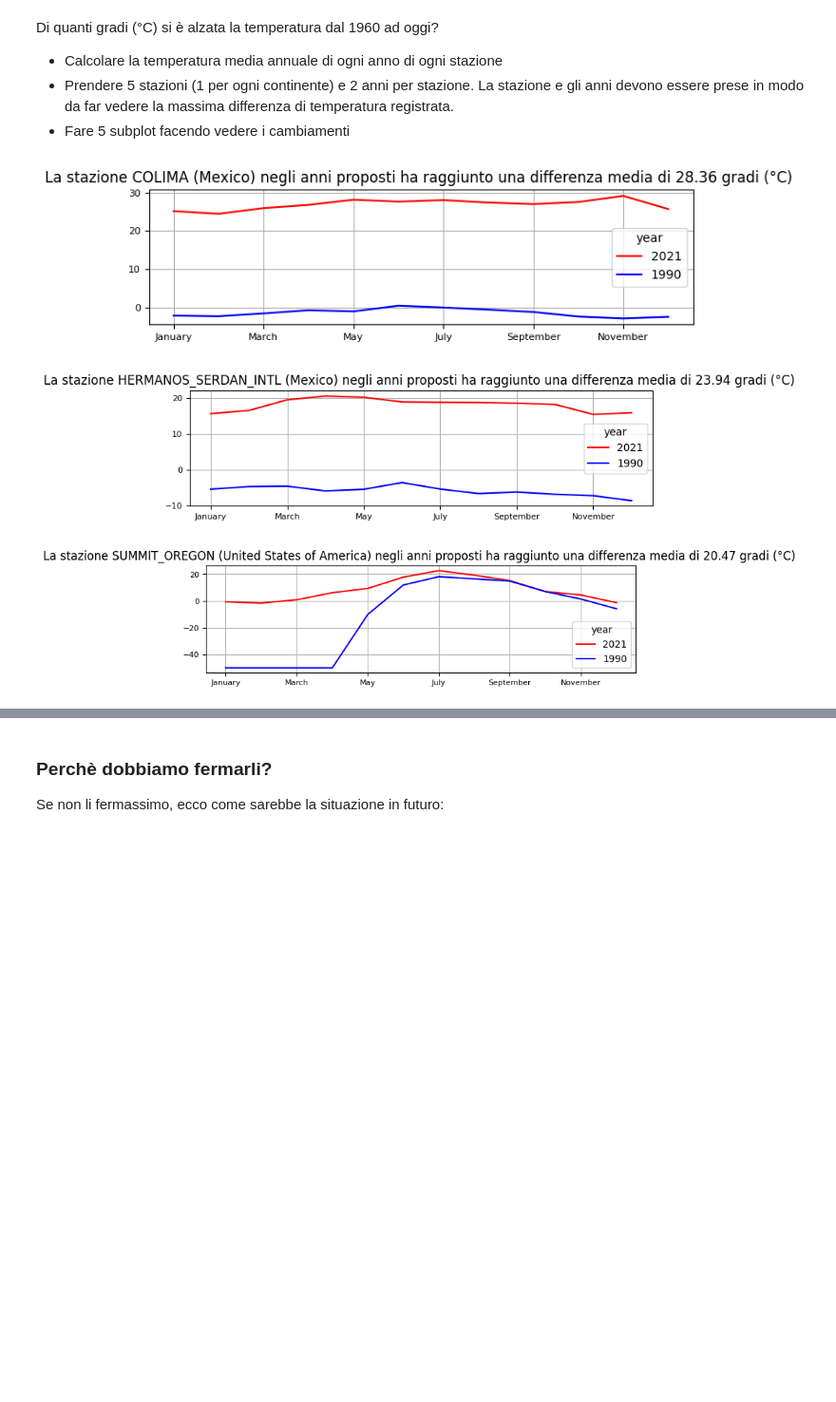
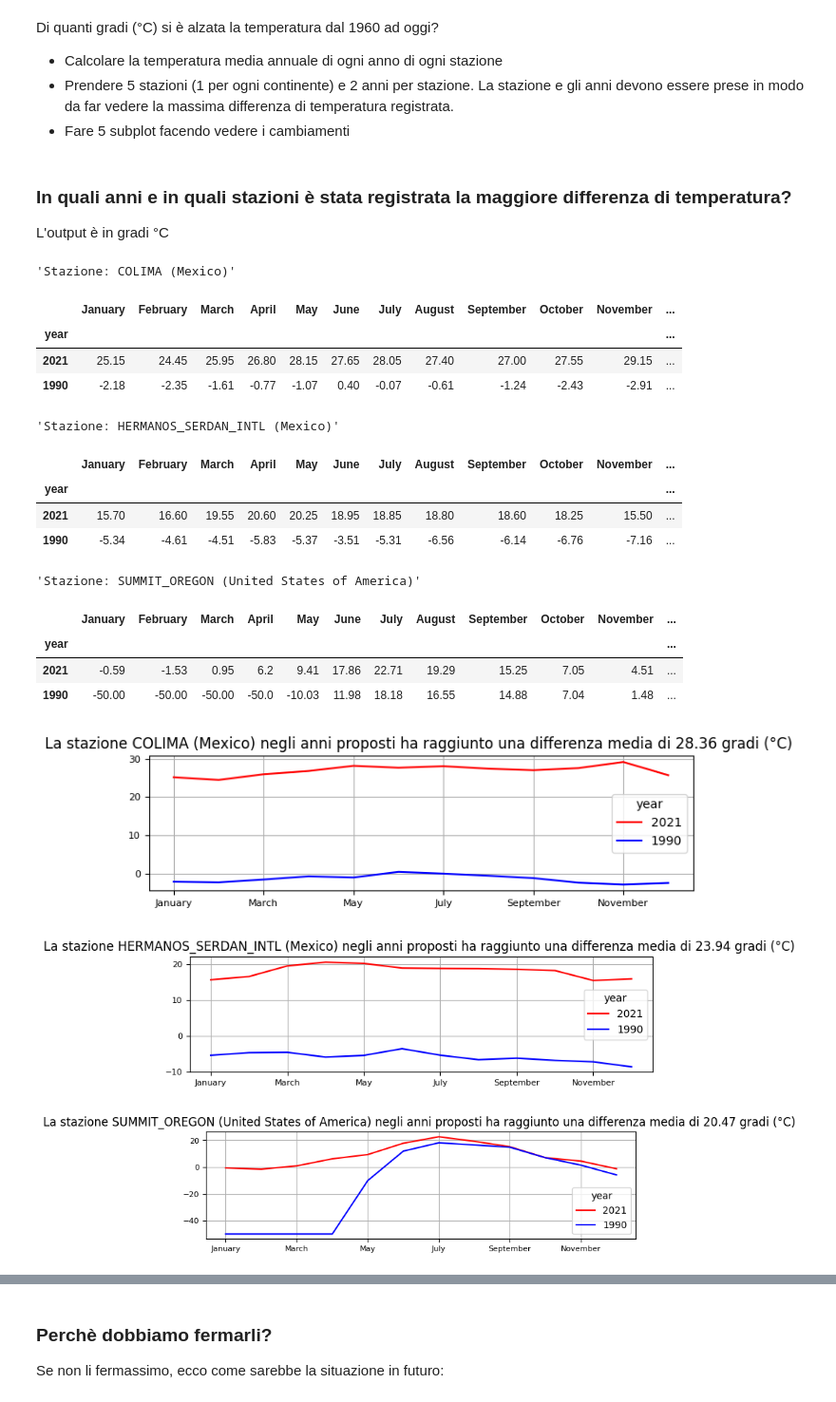
Before and after one commit to ElenaCurti/big-data, a Jupyter notebook: Attivita_03_DataAnalytics/file.ipynb, the cells around one changed output, grey strips where cells are left out. Shown at 95% size. Saved outputs shown, nothing was run; the diff lists cells and outputs as text; code cells hidden in the pictures; blank space fills up the shorter version.

```diff
--- a/Attivita_03_DataAnalytics/file.ipynb
+++ b/Attivita_03_DataAnalytics/file.ipynb
@@ -274,53 +327,72 @@ Di quanti gradi (°C) si è alzata la temperatura dal 1960 ad oggi?
 - Calcolare la temperatura media annuale di ogni anno di ogni stazione
 - Prendere 5 stazioni (1 per ogni continente) e 2 anni per stazione. La stazione e gli anni devono essere prese in modo da far vedere la massima differenza di temperatura registrata.
 - Fare 5 subplot facendo vedere i cambiamenti
+# %% [markdown]
+### In quali anni e in quali stazioni è stata registrata la maggiore differenza di temperatura?
+L'output è in gradi °C
 # %%
 # Numero di grafici da mostrare
 N = 3
 
 # Calcolo la temperatura media annuale di ogni record
 df = df_temperatures.copy()
 df["temp_media"] = df_temperatures[[calendar.month_name[i]+"_value" for i in range(1,13)]].mean(axis=1)
 df = df[["station_id", "year", "temp_media"]]
 
 # Per ogni stazione, seleziono due record: quello con l'anno minimo e quello con l'anno massimo
 df_min = df.sort_values("year").groupby("station_id", as_index=False).first()
 df_max = df.sort_values("year", ascending=False).groupby("station_id", as_index=False).first()
-df_min_max = pd.concat([df_min, df_max]).sort_values(by=["station_id", "year"])
+df = pd.concat([df_min, df_max]).sort_values(by=["station_id", "year"])
 
 # Per ogni record rimasto, calcolo la differenza di temperatura media tra l'anno massimo e quello minimo
-df_min_max["diff"] = df_min_max.groupby(['station_id'])['temp_media'].diff()
+df["diff"] = df.groupby(['station_id'])['temp_media'].diff()
 
 # Ordino i record in base alla differenza (decrescente) appena calcolata. Seleziono solo i primi N record
-df_min_max2 = df_min_max.sort_values(by="diff", ascending=False).head(N)
+df_first_n_record = df.sort_values(by="diff", ascending=False).head(N)
 
-# Unisco i record con l'anno minore
-df_min_max3 = df_min_max2
-for _, record in df_min_max2.iterrows():
-    record2 = df_min_max[(df_min_max["station_id"] == record["station_id"]) & (pd.isna(df_min_max["diff"]))]
-    df_min_max3 = pd.concat([df_min_max3, record2])
+# In df_first_n_record saranno present solo  record con gli anni massimi. Aggiungo quelli con gli anni minimi
+df_tmp = df_first_n_record
+for _, record in df_first_n_record.iterrows():
+    record2 = df[(df["station_id"] == record["station_id"]) & (pd.isna(df["diff"]))]
+    df_tmp = pd.concat([df_tmp, record2])
 
-# Faccio il merge con gli altri dati delle stazioni e dei paesi
-df_min_max3 = df_min_max3.merge(df_stations, on="station_id").merge(df_country, on="fips").merge(df_temperatures, on=["station_id", "year"])
+# Faccio il merge con i dati delle stazioni e dei paesi
+df = df_tmp.merge(df_stations, on="station_id").merge(df_country, on="fips").merge(df_temperatures, on=["station_id", "year"])
 
 # Per ogni stazione, stampo un grafico
-for _, row in df_min_max2.iterrows():
+for _, record in df_first_n_record.iterrows():
+    # Seleziono i due record della stazione
+    df_station_to_plot = df[df["station_id"] == record["station_id"]]
 
-    # Seleziono i due record della stazione
-    df_min_max4 = df_min_max3[df_min_max3["station_id"] == row["station_id"]]
-
-    titolo = "La stazione "+ df_min_max4.iloc[1]["station_name"] +" ("+ df_min_max4.iloc[1]["name_country"] \
-        + ") negli anni proposti ha raggiunto una differenza media di " + f"{df_min_max4['diff'].max():.2f}" + " gradi (°C) "
+    nome_stazione = df_station_to_plot.iloc[1]["station_name"]
+    nome_country = df_station_to_plot.iloc[1]["name_country"]
+    titolo = "La stazione "+ nome_stazione  +" ("+ nome_country  \
+        + ") negli anni proposti ha raggiunto una differenza media di " + f"{df_station_to_plot['diff'].max():.2f}" + " gradi (°C) "
 
     # Imposto l'anno come indice. Tengo solo le temperature misurate nei 12 mesi. Cambio i nomi alle colonne
-    df_min_max4 = df_min_max4.set_index(["year"])
-    df_min_max4 = df_min_max4[[calendar.month_name[i]+"_value" for i in range(1,13)]]
-    df_min_max4 = df_min_max4.rename(columns={calendar.month_name[i]+"_value":calendar.month_name[i] for i in range(1,13)})
-
+    df_station_to_plot = df_station_to_plot.set_index(["year"])
+    df_station_to_plot = df_station_to_plot[[calendar.month_name[i]+"_value" for i in range(1,13)]]
+    df_station_to_plot = df_station_to_plot.rename(columns={calendar.month_name[i]+"_value":calendar.month_name[i] for i in range(1,13)})
+    display("Stazione: "+ nome_stazione +" ("+ nome_country+ ")", df_station_to_plot)
     # Disegno il grafico, con la griglia in background
-    ax = df_min_max4.transpose().plot(figsize=(8,2), fontsize=8, title=titolo, color=['red', 'blue'])
+    df_station_to_plot.transpose().plot(figsize=(8,2), fontsize=8, title=titolo, color=['red', 'blue'])
     plt.grid(True)
 # %% [output]
+'Stazione: COLIMA (Mexico)'
+|  | January | February | March | April | May | June | July | August | September | October | November | ... |
+| year |  |  |  |  |  |  |  |  |  |  |  | ... |
+| 2021 | 25.15 | 24.45 | 25.95 | 26.80 | 28.15 | 27.65 | 28.05 | 27.40 | 27.00 | 27.55 | 29.15 | ... |
+| 1990 | -2.18 | -2.35 | -1.61 | -0.77 | -1.07 | 0.40 | -0.07 | -0.61 | -1.24 | -2.43 | -2.91 | ... |
+'Stazione: HERMANOS_SERDAN_INTL (Mexico)'
+|  | January | February | March | April | May | June | July | August | September | October | November | ... |
+| year |  |  |  |  |  |  |  |  |  |  |  | ... |
+| 2021 | 15.70 | 16.60 | 19.55 | 20.60 | 20.25 | 18.95 | 18.85 | 18.80 | 18.60 | 18.25 | 15.50 | ... |
+| 1990 | -5.34 | -4.61 | -4.51 | -5.83 | -5.37 | -3.51 | -5.31 | -6.56 | -6.14 | -6.76 | -7.16 | ... |
+'Stazione: SUMMIT_OREGON (United States of America)'
+|  | January | February | March | April | May | June | July | August | September | October | November | ... |
+| year |  |  |  |  |  |  |  |  |  |  |  | ... |
+| 2021 | -0.59 | -1.53 | 0.95 | 6.2 | 9.41 | 17.86 | 22.71 | 19.29 | 15.25 | 7.05 | 4.51 | ... |
+| 1990 | -50.00 | -50.00 | -50.00 | -50.0 | -10.03 | 11.98 | 18.18 | 16.55 | 14.88 | 7.04 | 1.48 | ... |
 [figure]
 [figure]
 [figure]
```
Also changed, not shown: parts of 11 cells of this notebook, 1 other file.
